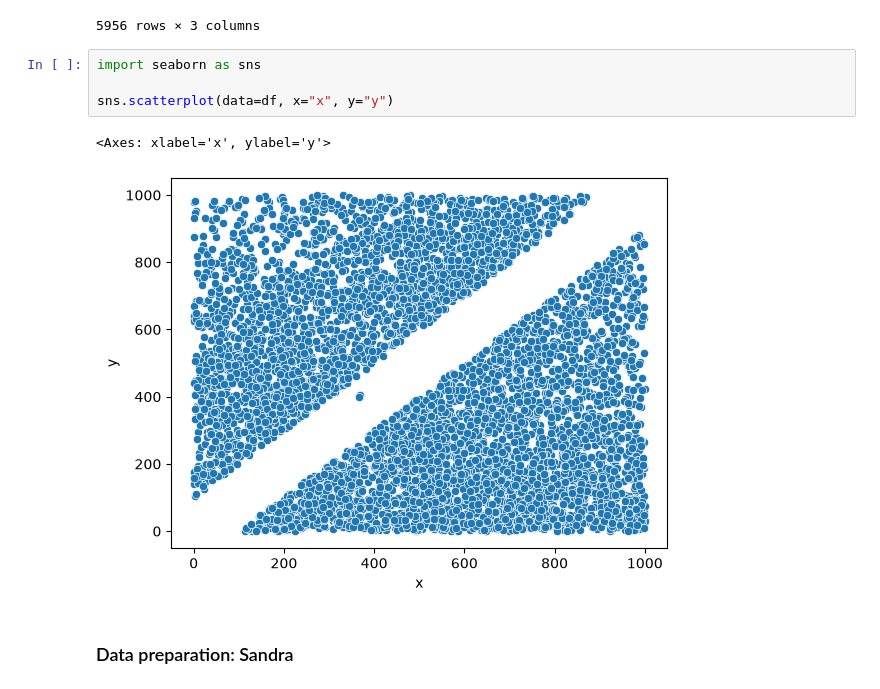
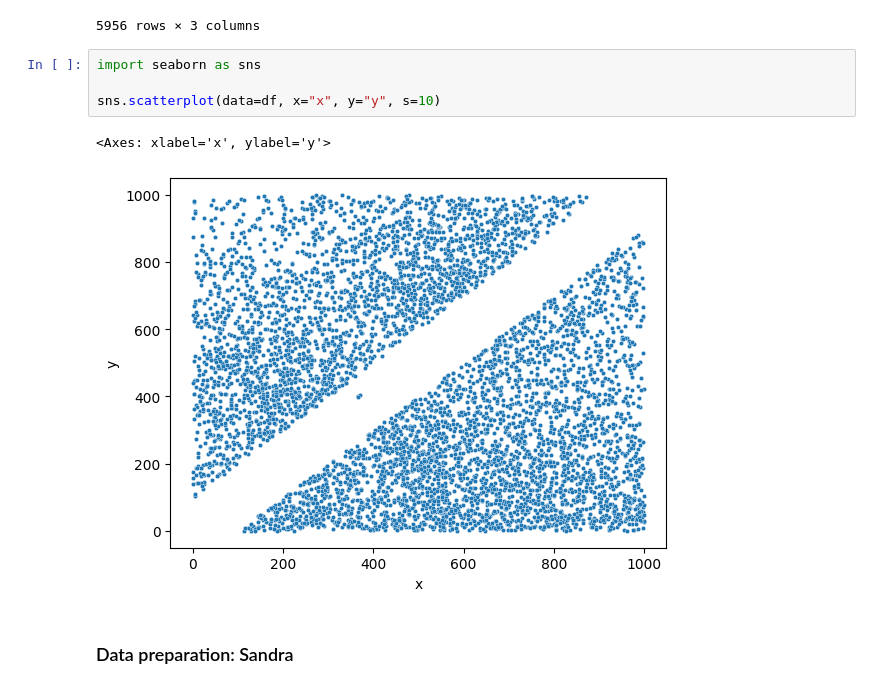
Before and after one commit to sandra-sanj/data_handling_and_mml_exercises, a Jupyter notebook: exercise_5.ipynb, the cells around one changed output. Saved outputs shown, nothing was run; the diff lists cells and outputs as text.

```diff
--- a/exercise_5.ipynb
+++ b/exercise_5.ipynb
@@ -28,10 +28,10 @@ df
 # %%
 import seaborn as sns
 
-sns.scatterplot(data=df, x="x", y="y")
+sns.scatterplot(data=df, x="x", y="y", s=10)
 # %% [output]
 <Axes: xlabel='x', ylabel='y'>
-[figure, old version]
+[figure, new version]
 # %% [markdown]
 ### Data preparation: Sandra
 # %%
```
Also changed, not shown: parts of 12 cells of this notebook.
